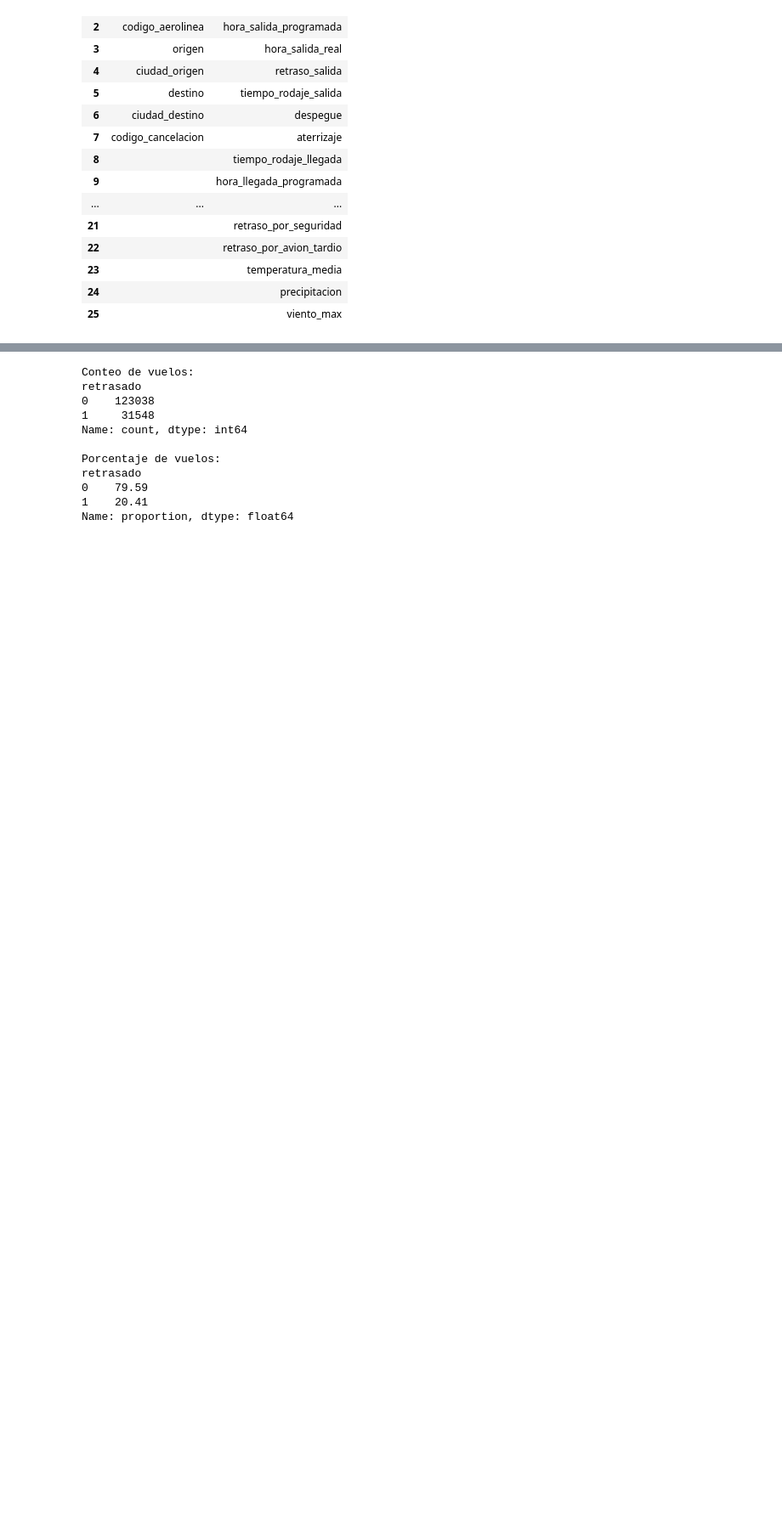
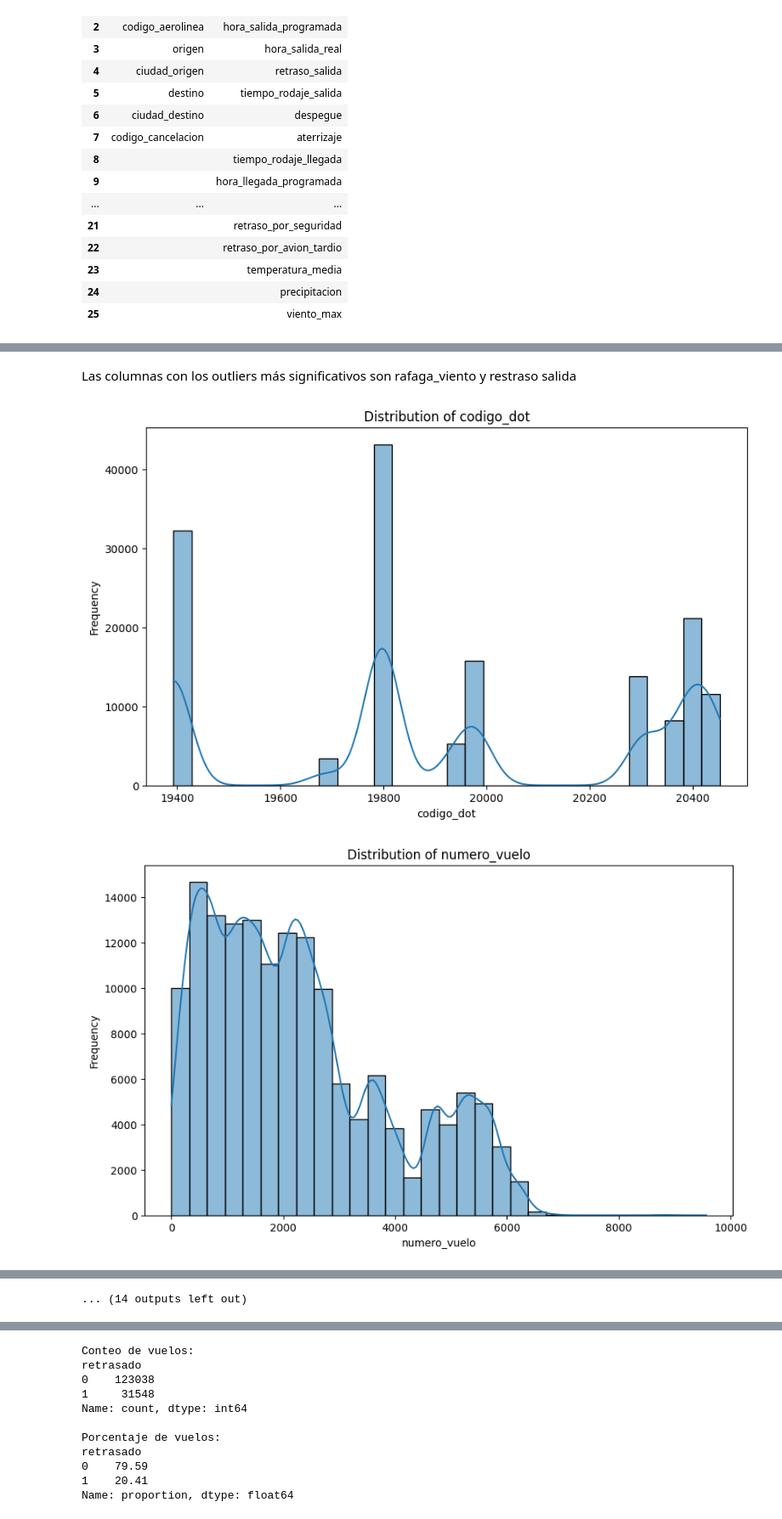
Before and after one commit to Guadacarro/TP_IA, a Jupyter notebook: 3.eda.ipynb, the cells around one changed output, grey strips where cells are left out. Shown at 85% size. Saved outputs shown, nothing was run; the diff lists cells and outputs as text; code cells hidden in the pictures; blank space fills up the shorter version.

```diff
--- a/3.eda.ipynb
+++ b/3.eda.ipynb
@@ -78,0 +81,10 @@ columnas_frame
+# %%
+for col in numerical_columns:
+    Q1 = df_2022[col].quantile(0.25)
+    Q3 = df_2022[col].quantile(0.75)
+    IQR = Q3 - Q1
+    lower_bound = Q1 - 1.5 * IQR
+    upper_bound = Q3 + 1.5 * IQR
+    outliers = df_2022[(df_2022[col] < lower_bound) | (df_2022[col] > upper_bound)]
+    outlier_percentage = (len(outliers) / len(df_2022)) * 100
+    print(f"Column: {col}, Outliers: {len(outliers)}", f"({outlier_percentage:.2f}%)")
@@ -78,0 +109,14 @@ columnas_frame
+# %% [markdown]
+Las columnas con los outliers más significativos son rafaga_viento y restraso salida
+# %%
+#quiero graficar la distribución de las variables numéricas para ver si hay alguna que tenga una distribución anormal.
+for col in numerical_columns:
+    plt.figure(figsize=(10, 6))
+    sns.histplot(df_2022[col], kde=True, bins=30)
+    plt.title(f'Distribution of {col}')
+    plt.xlabel(col)
+    plt.ylabel('Frequency')
+    plt.show()
+# %% [output]
+[figure, added]
+[figure, added]
@@ -78,0 +133 @@ columnas_frame
+... (14 outputs left out)
```
Also changed, not shown: parts of 6 cells of this notebook.
